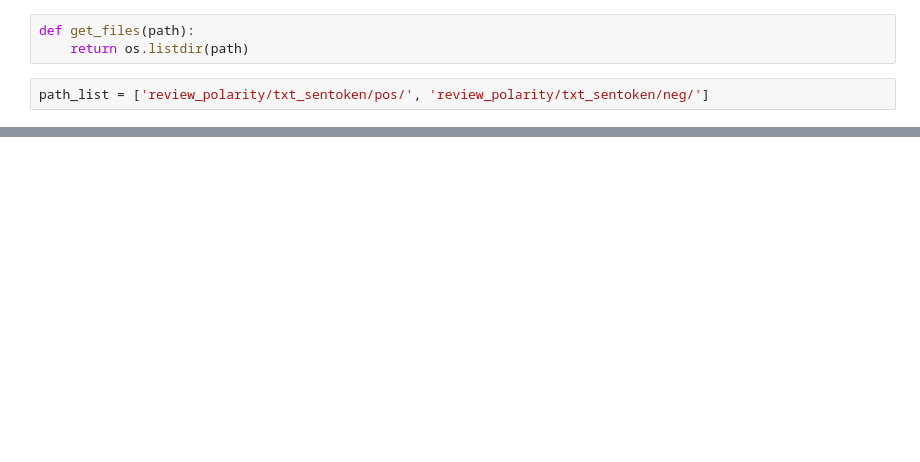
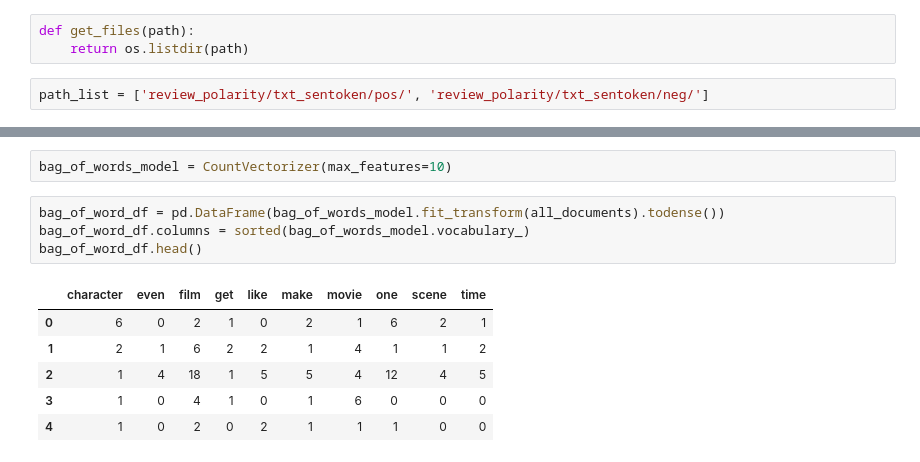
Before and after one commit to HarunErenMutlu/text_mining, a Jupyter notebook: nlp.ipynb, the cells around one changed output, grey strips where cells are left out. Cells and saved outputs as stored; diff of their text form; blank space fills up the shorter version.

```diff
--- a/nlp.ipynb
+++ b/nlp.ipynb
@@ -50,0 +87,13 @@ for path in path_list:
+# %%
+bag_of_words_model = CountVectorizer(max_features=10)
+# %%
+bag_of_word_df = pd.DataFrame(bag_of_words_model.fit_transform(all_documents).todense())
+bag_of_word_df.columns = sorted(bag_of_words_model.vocabulary_)
+bag_of_word_df.head()
+# %% [output]
+|  | character | even | film | get | like | make | movie | one | scene | time |
+| 0 | 6 | 0 | 2 | 1 | 0 | 2 | 1 | 6 | 2 | 1 |
+| 1 | 2 | 1 | 6 | 2 | 2 | 1 | 4 | 1 | 1 | 2 |
+| 2 | 1 | 4 | 18 | 1 | 5 | 5 | 4 | 12 | 4 | 5 |
+| 3 | 1 | 0 | 4 | 1 | 0 | 1 | 6 | 0 | 0 | 0 |
+| 4 | 1 | 0 | 2 | 0 | 2 | 1 | 1 | 1 | 0 | 0 |
```
Also changed, not shown: parts of 14 cells of this notebook.
